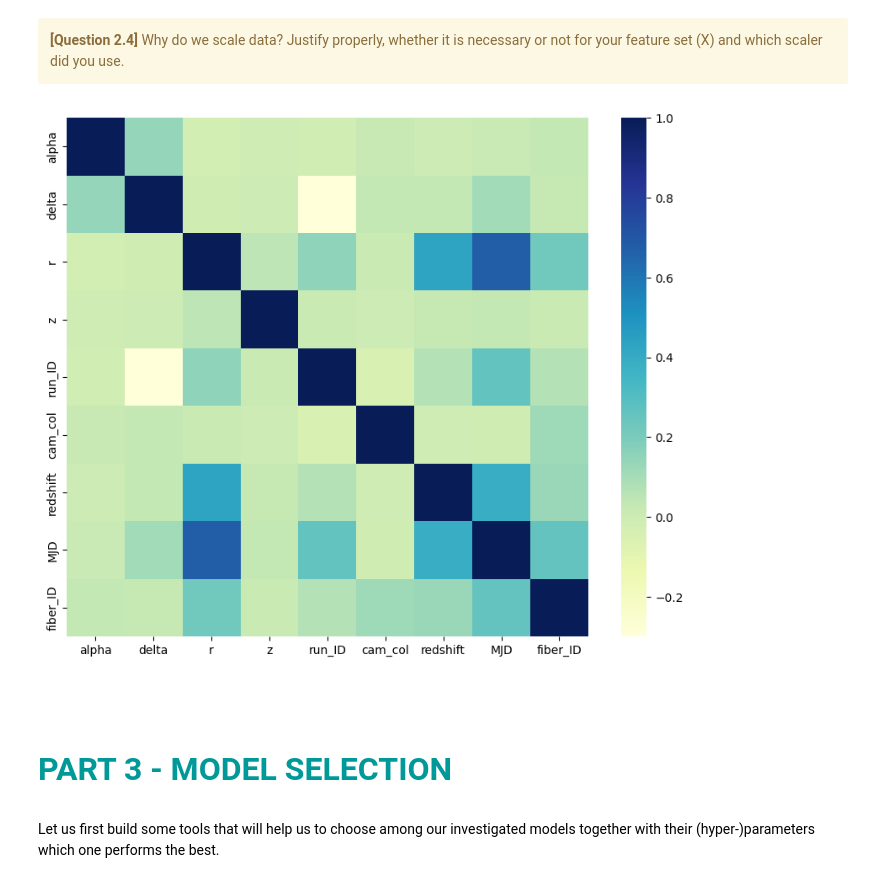
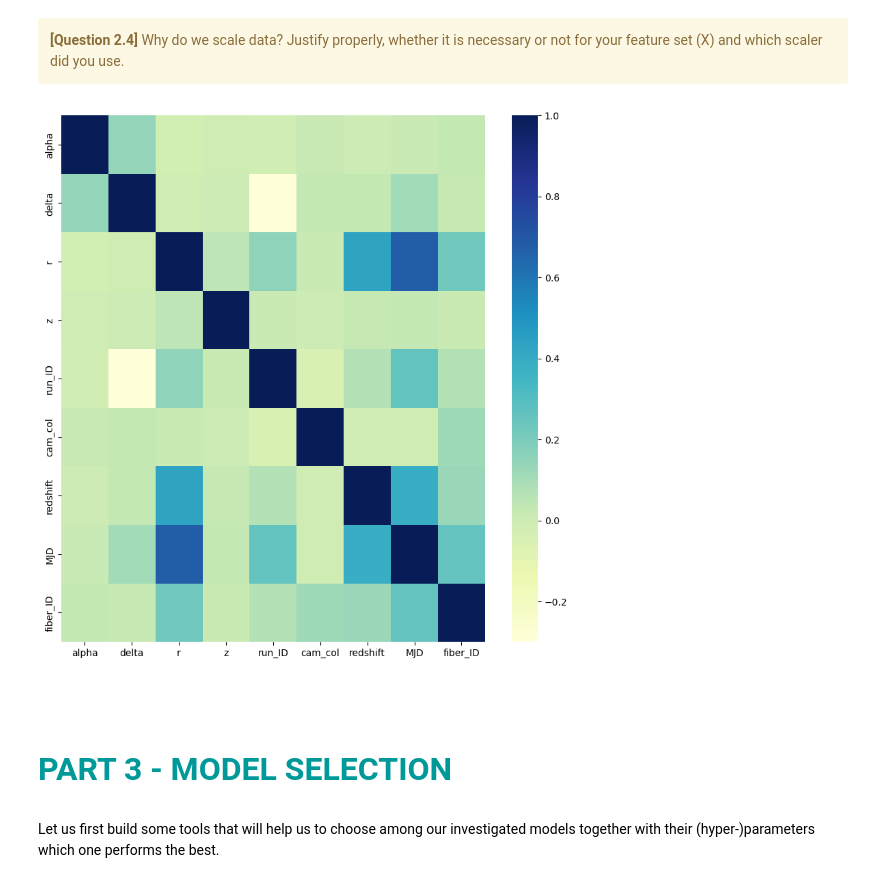
Before and after one commit to killianson/Hackathon-2, a Jupyter notebook: Hackathon02-Classification.ipynb, the cells around one changed output. Drawn from its saved outputs; the diff is of its cells as text; code cells hidden in the pictures.

```diff
--- a/Hackathon02-Classification.ipynb
+++ b/Hackathon02-Classification.ipynb
@@ -391,35 +394,35 @@ __Remark 1.__ The scaler object, used to scale the <i>training set</i>, should a
 CELL N°6 : Data fill-in & scaling
 
 @pre: train and test dataframes and the list 'feature_names' of columns to keep
 @post:  X_train: numpy array, with (scaled) selected features, containing training data
         X_test: numpy array, with (scaled) selected features, containing testing data.
                 The scaling should be done using the statistic of the train set.
 """
 
 from sklearn.preprocessing import StandardScaler, MinMaxScaler
 
 
 # Définition des caractéristiques à exclure
 feature_names = ['spec_obj_ID', 'plate', 'u', 'g', 'obj_ID', 'i', "field_ID"]
 
 # Séparation des caractéristiques et de la variable cible pour les ensembles d'entraînement et de test
 X_train = data_train.drop(columns=feature_names)
 X_test = data_test.drop(columns=feature_names)
 y_train = X_train.pop("classes_ternary")
 y_test = X_test.pop("classes_ternary")
 
 # Visualisation de la matrice de corrélation pour l'ensemble d'entraînement
-plt.figure(figsize=(10, 8))
+plt.figure(figsize=(10, 10))
 sb.heatmap(X_train.corr(), cmap="YlGnBu")
 plt.show()
 
 # Normalisation des caractéristiques en utilisant StandardScaler
 # scaler = StandardScaler()
 scaler = MinMaxScaler()
 X_train = scaler.fit_transform(X_train)
 X_test = scaler.transform(X_test)
 # %% [output]
-[figure, old version]
+[figure, new version]
 # %% [markdown]
 <br>
 
```
Also changed, not shown: parts of 5 cells of this notebook.
